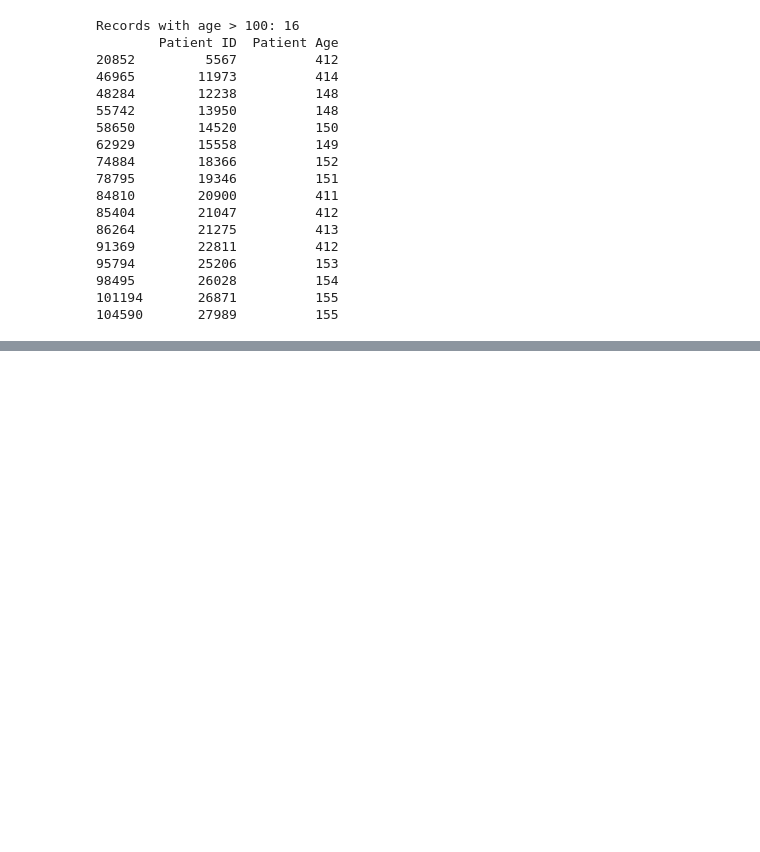
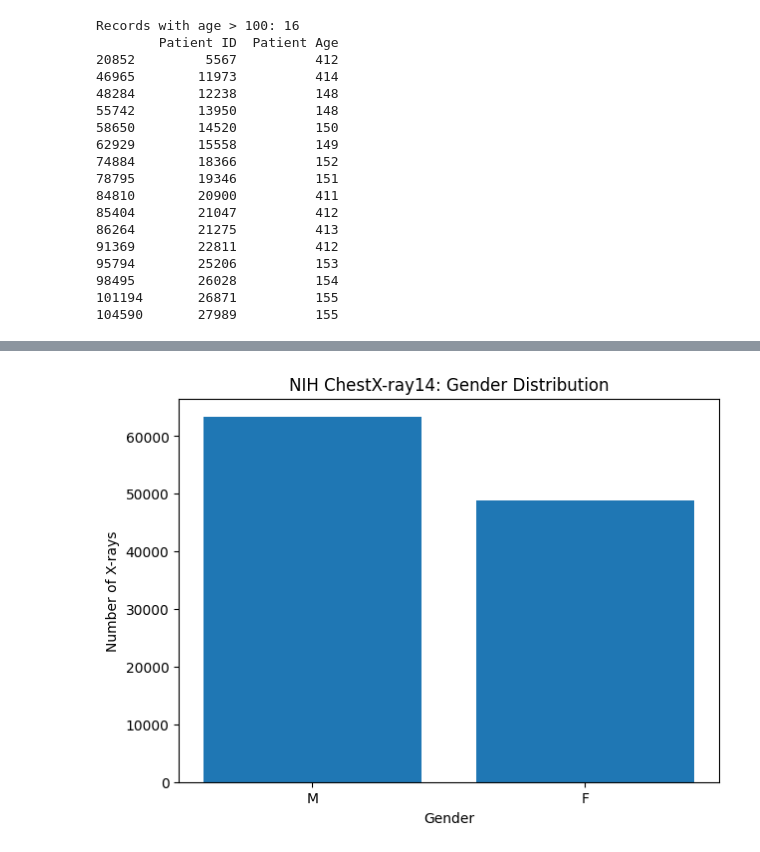
Before and after one commit to SakshamMangla1204/cross-domain-pneumonia-classification, a Jupyter notebook: nih-chest-xrays/notebooks/01_nih_dataset_analysis.ipynb, the cells around one changed output, grey strips where cells are left out. Drawn from its saved outputs; the diff is of its cells as text; code cells hidden in the pictures; blank space fills up the shorter version.

```diff
--- a/nih-chest-xrays/notebooks/01_nih_dataset_analysis.ipynb
+++ b/nih-chest-xrays/notebooks/01_nih_dataset_analysis.ipynb
@@ -198,0 +574,15 @@ Records with age > 100: 16
+# %%
+import matplotlib.pyplot as plt
+
+gender_counts = df["Patient Gender"].value_counts()
+
+plt.figure(figsize=(7, 5))
+plt.bar(gender_counts.index, gender_counts.values)
+
+plt.title("NIH ChestX-ray14: Gender Distribution")
+plt.xlabel("Gender")
+plt.ylabel("Number of X-rays")
+
+plt.show()
+# %% [output]
+[figure, added]
```
Also changed, not shown: parts of 33 cells of this notebook, 6 other files.
